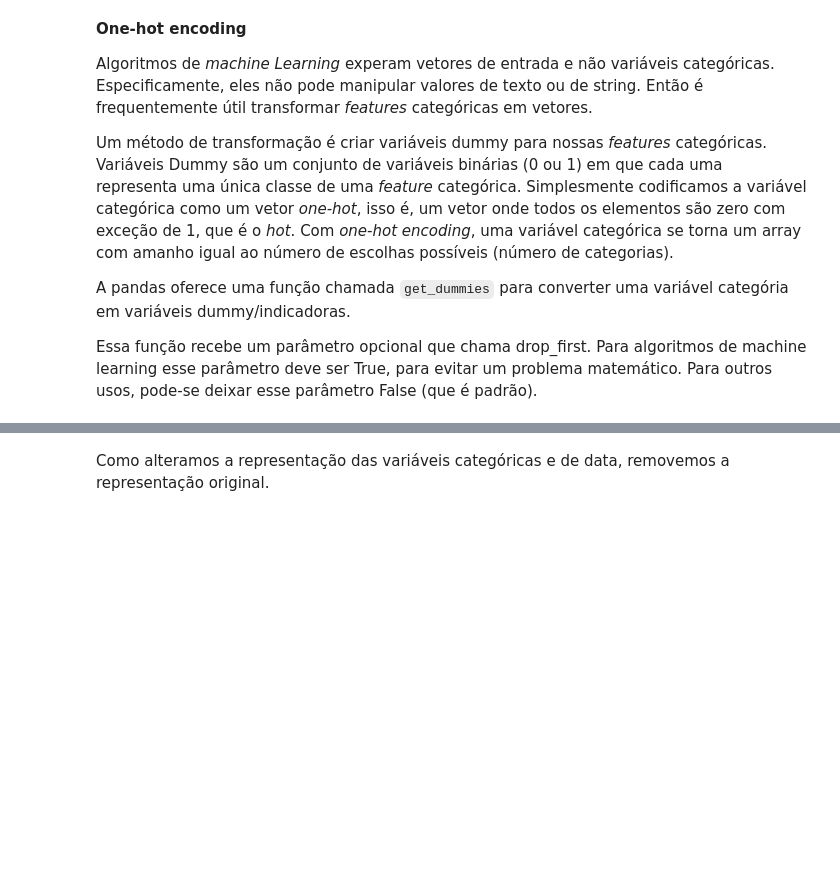
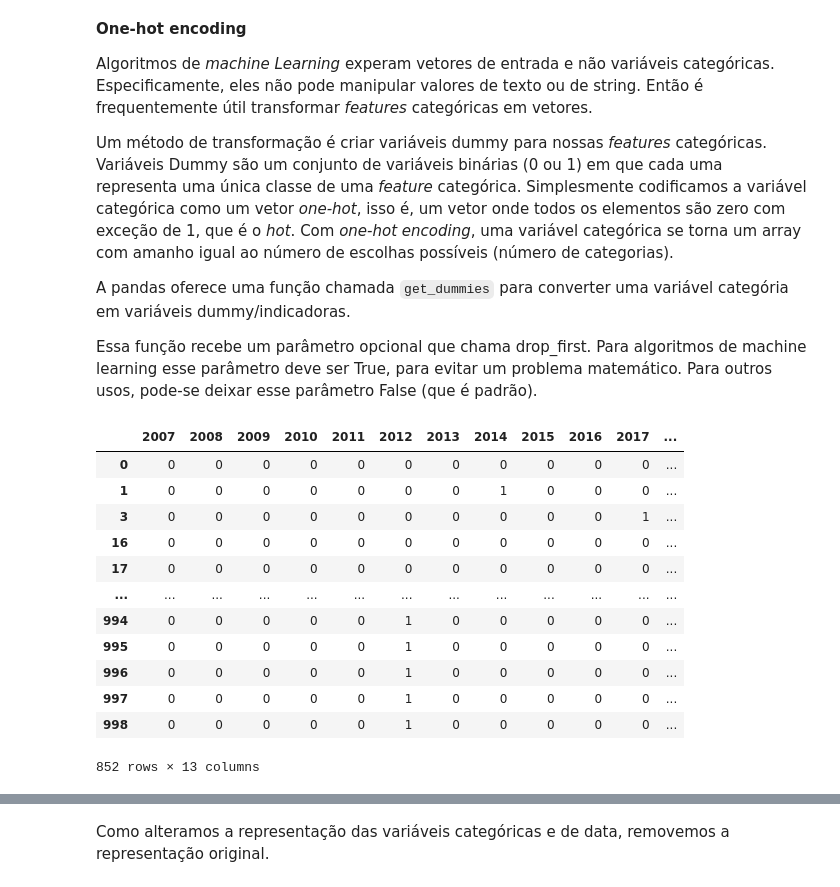
Before and after one commit to MS-Oliveira/data_analytics_aula05, a Jupyter notebook: preparando_dados.ipynb, the cells around one changed output, grey strips where cells are left out. Drawn from its saved outputs; the diff is of its cells as text; code cells hidden in the pictures; blank space fills up the shorter version.

Commit message:
Modelando dados - One-Hot-Encoding

```diff
--- a/preparando_dados.ipynb
+++ b/preparando_dados.ipynb
@@ -573,5 +573,6 @@ df.groupby(by ='year').mean()
 Renomear as colunas de *features*, retirando espaços em branco e transformando letras maísculas em minúsculas.
 # %%
 # Usar rename (dicionário de valores) com inplace=True
-
+df.rename({'Date':'date',	'Zip Code':'zipcode',	'Model Year':'modelyear',	'Fuel':'fuel',	'Make':'make',	'Light_Duty':'lightduty',	'Vehicles':'vehicles'},axis=1, inplace=True)
 # Ver as duas primeiras linhas
+df.head(2)
@@ -582,5 +602,6 @@ Agora, retirar os valores de ano que tenham '<2006'
 # %%
 # Atribuir o resultado em df com .copy()
 # Quando alterar quantidade de linhas, usar .copy()
+df = df[df['modelyear'] != '<2006'].copy()
 # %%
 # Usar o value_counts() para confirmar que o valor '<2006' foi removido
@@ -597,5 +650,6 @@ A pandas contém o pd.cut para esse tipo de tarefa.
 # %%
 # Substituir a coluna df['meanprice'] com esses valores
+df['meanprice'] = pd.cut(df['meanprice'], bins=3, labels=['low','mid', 'high'])
 # %% [markdown]
 #### Questão #5
 # %% [markdown]
@@ -609,2 +683,3 @@ A coluna lightduty é uma variável categórica com uma escolha yes/no. Não pod
 # %%
 # Atribuir e verificar que os valores foram alterados
+df['lightduty'] = df['lightduty'].apply(lambda x: 0 if x == 'No' else 1)
@@ -618,4 +699,21 @@ Um método de transformação é criar variáveis dummy para nossas *features* c
 A pandas oferece uma função chamada `get_dummies` para converter uma variável categória em variáveis dummy/indicadoras.
 
 Essa função recebe um parâmetro opcional que chama drop_first. Para algoritmos de machine learning esse parâmetro deve ser True, para evitar um problema matemático. Para outros usos, pode-se deixar esse parâmetro False (que é padrão).
+# %%
+# Usar pd.get_dummies em modelyear
+pd.get_dummies(df['modelyear'], drop_first=True) #usar o drop_first=True, quando for utiliza ML
+# %% [output]
+|  | 2007 | 2008 | 2009 | 2010 | 2011 | 2012 | 2013 | 2014 | 2015 | 2016 | 2017 | ... |
+| 0 | 0 | 0 | 0 | 0 | 0 | 0 | 0 | 0 | 0 | 0 | 0 | ... |
+| 1 | 0 | 0 | 0 | 0 | 0 | 0 | 0 | 1 | 0 | 0 | 0 | ... |
+| 3 | 0 | 0 | 0 | 0 | 0 | 0 | 0 | 0 | 0 | 0 | 1 | ... |
+| 16 | 0 | 0 | 0 | 0 | 0 | 0 | 0 | 0 | 0 | 0 | 0 | ... |
+| 17 | 0 | 0 | 0 | 0 | 0 | 0 | 0 | 0 | 0 | 0 | 0 | ... |
+| ... | ... | ... | ... | ... | ... | ... | ... | ... | ... | ... | ... | ... |
+| 994 | 0 | 0 | 0 | 0 | 0 | 1 | 0 | 0 | 0 | 0 | 0 | ... |
+| 995 | 0 | 0 | 0 | 0 | 0 | 1 | 0 | 0 | 0 | 0 | 0 | ... |
+| 996 | 0 | 0 | 0 | 0 | 0 | 1 | 0 | 0 | 0 | 0 | 0 | ... |
+| 997 | 0 | 0 | 0 | 0 | 0 | 1 | 0 | 0 | 0 | 0 | 0 | ... |
+| 998 | 0 | 0 | 0 | 0 | 0 | 1 | 0 | 0 | 0 | 0 | 0 | ... |
+852 rows × 13 columns
 # %%
```
Also changed, not shown: parts of 24 cells of this notebook.
